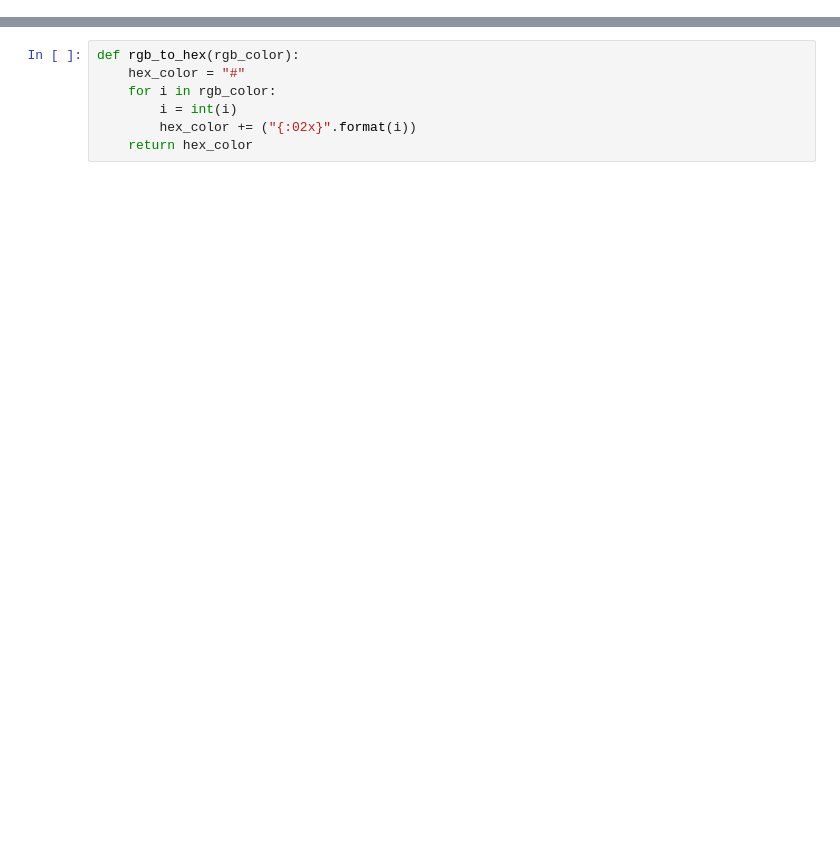
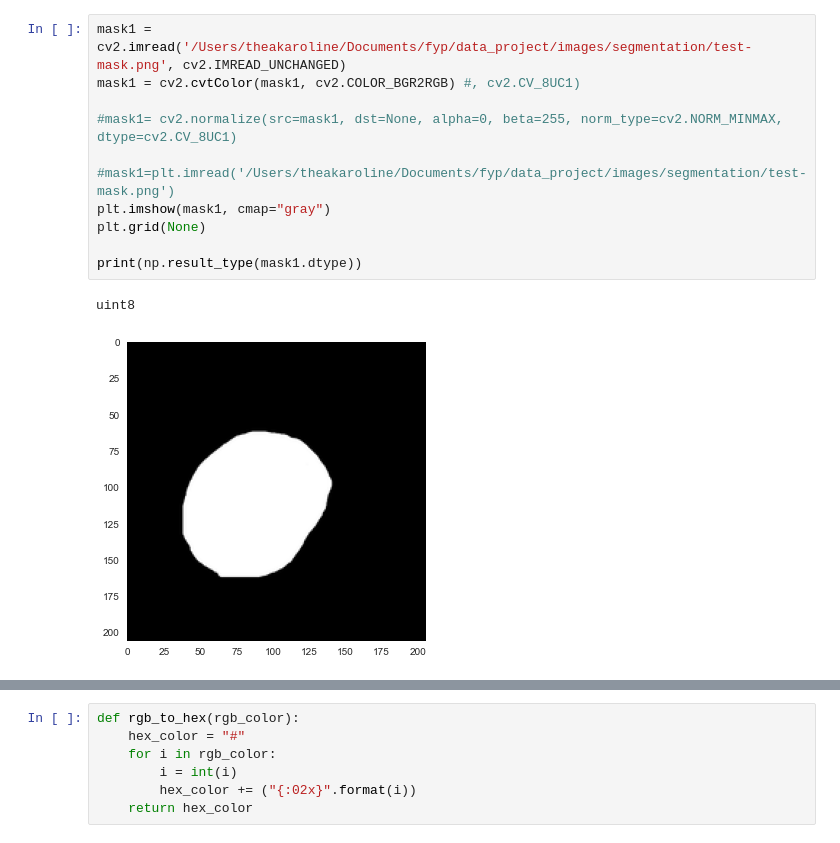
Before and after one commit to aminemine31/cherry2, a Jupyter notebook: color_picker.ipynb, the cells around one changed output, grey strips where cells are left out. Saved outputs shown, nothing was run; the diff lists cells and outputs as text; blank space fills up the shorter version.

```diff
--- a/color_picker.ipynb
+++ b/color_picker.ipynb
@@ -12,0 +24,14 @@ from skimage.transform import resize
+# %%
+mask1 = cv2.imread('/Users/theakaroline/Documents/fyp/data_project/images/segmentation/test-mask.png', cv2.IMREAD_UNCHANGED)
+mask1 = cv2.cvtColor(mask1, cv2.COLOR_BGR2RGB) #, cv2.CV_8UC1)
+
+#mask1= cv2.normalize(src=mask1, dst=None, alpha=0, beta=255, norm_type=cv2.NORM_MINMAX, dtype=cv2.CV_8UC1)
+
+#mask1=plt.imread('/Users/theakaroline/Documents/fyp/data_project/images/segmentation/test-mask.png')
+plt.imshow(mask1, cmap="gray")
+plt.grid(None)
+
+print(np.result_type(mask1.dtype))
+# %% [output]
+uint8
+[figure, added]
```
Also changed, not shown: parts of 18 cells of this notebook.
